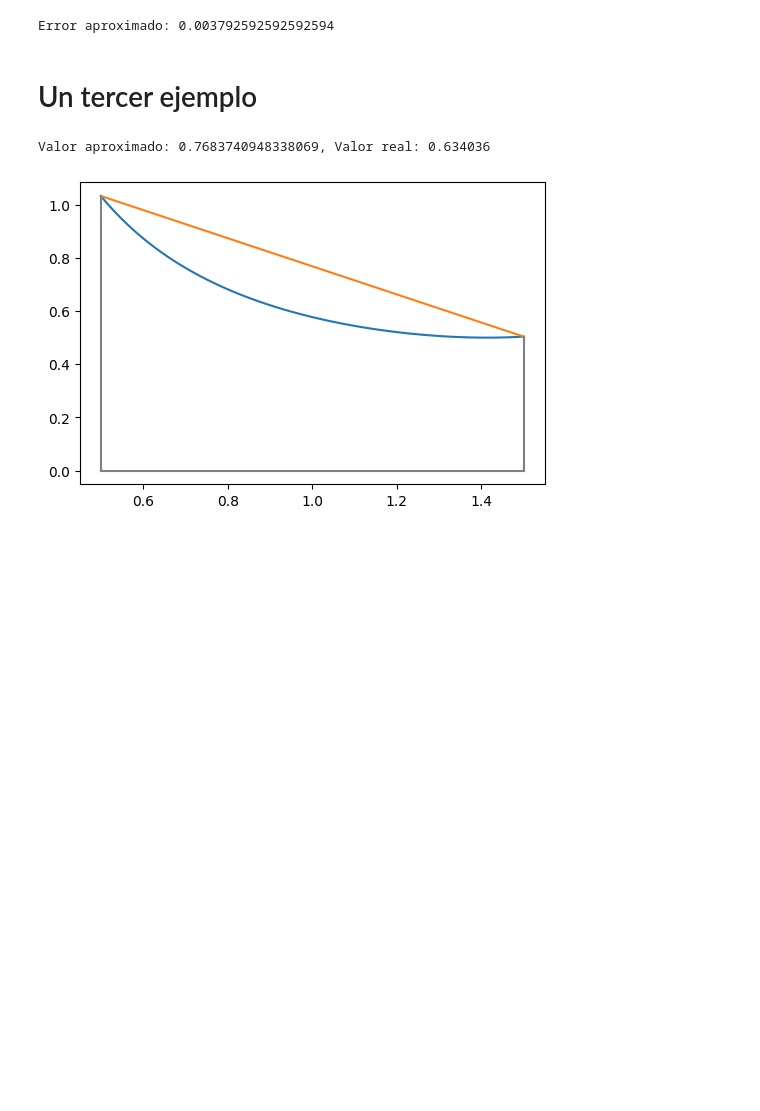
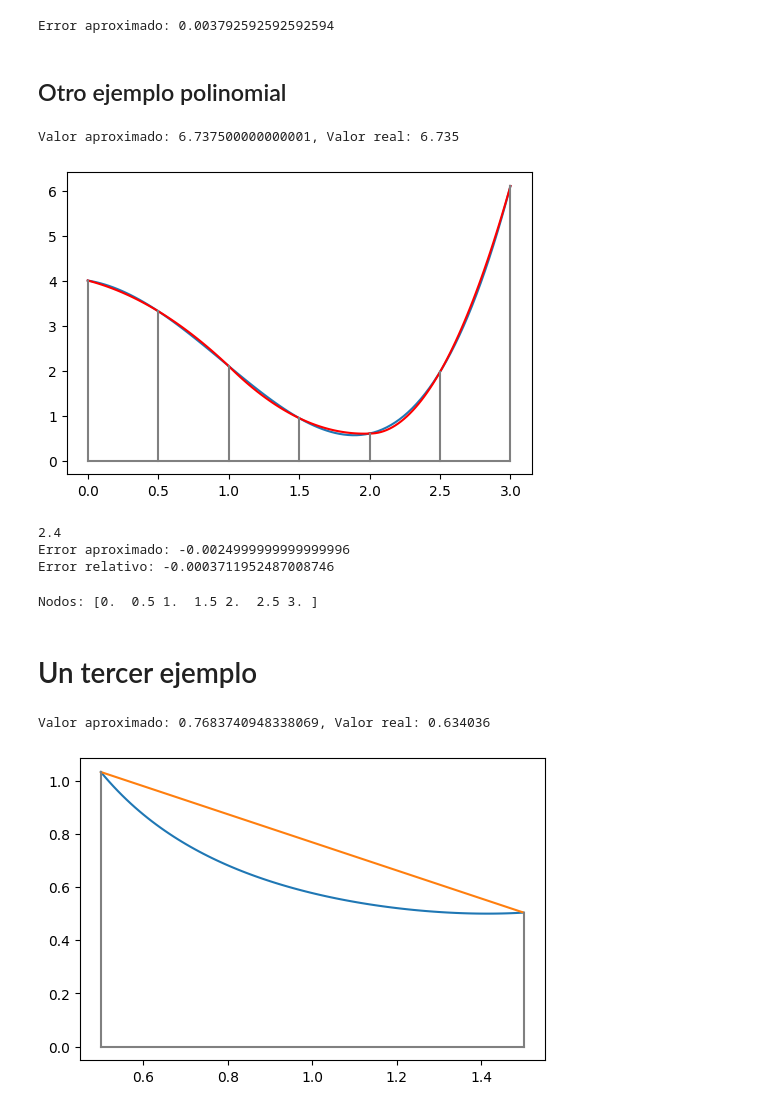
Before and after one commit to gmauricio-toledo/UNISON-teaching, a Jupyter notebook: integración.ipynb, the cells around one changed output. Drawn from its saved outputs; the diff is of its cells as text; code cells hidden in the pictures; blank space fills up the shorter version.

```diff
--- a/integración.ipynb
+++ b/integración.ipynb
@@ -139,6 +156,41 @@ Valor aproximado: 1.7967407407407407, Valor real: 1.8005
 trp.get_errors(dx2_prom=-0.8)
 # %% [output]
 Error aproximado: 0.003792592592592594
+# %% [markdown]
+## Otro ejemplo polinomial
+# %%
+from integracion import Simpson
+
+a, b = 0, 3
+real_value = 6.735
+n = 6
+
+def f(x):
+    return 4-0.5*x-2*x**2+0.5*x**3+0.1*x**4
+
+simp_int = Simpson(f)
+aprox = simp_int.fit(a,b,n=n)
+print(f"Valor aproximado: {aprox}, Valor real: {real_value}")
+simp_int.plot()
+# %% [output]
+Valor aproximado: 6.737500000000001, Valor real: 6.735
+[figure, added]
+# %%
+def df3(x):
+    return 3+2.4*x
+
+prom_4ds = (df3(b)-df3(a))/(b-a)
+print(prom_4ds)
+
+simp_int.get_errors(dx4_prom=prom_4ds,real_value=real_value)
+# %% [output]
+2.4
+Error aproximado: -0.0024999999999999996
+Error relativo: -0.0003711952487008746
+# %%
+print(f"Nodos: {simp_int.nodes}")
+# %% [output]
+Nodos: [0.  0.5 1.  1.5 2.  2.5 3. ]
 # %% [markdown]
 # Un tercer ejemplo
 # %%
```
Also changed, not shown: parts of 6 cells of this notebook, 1 other file.
